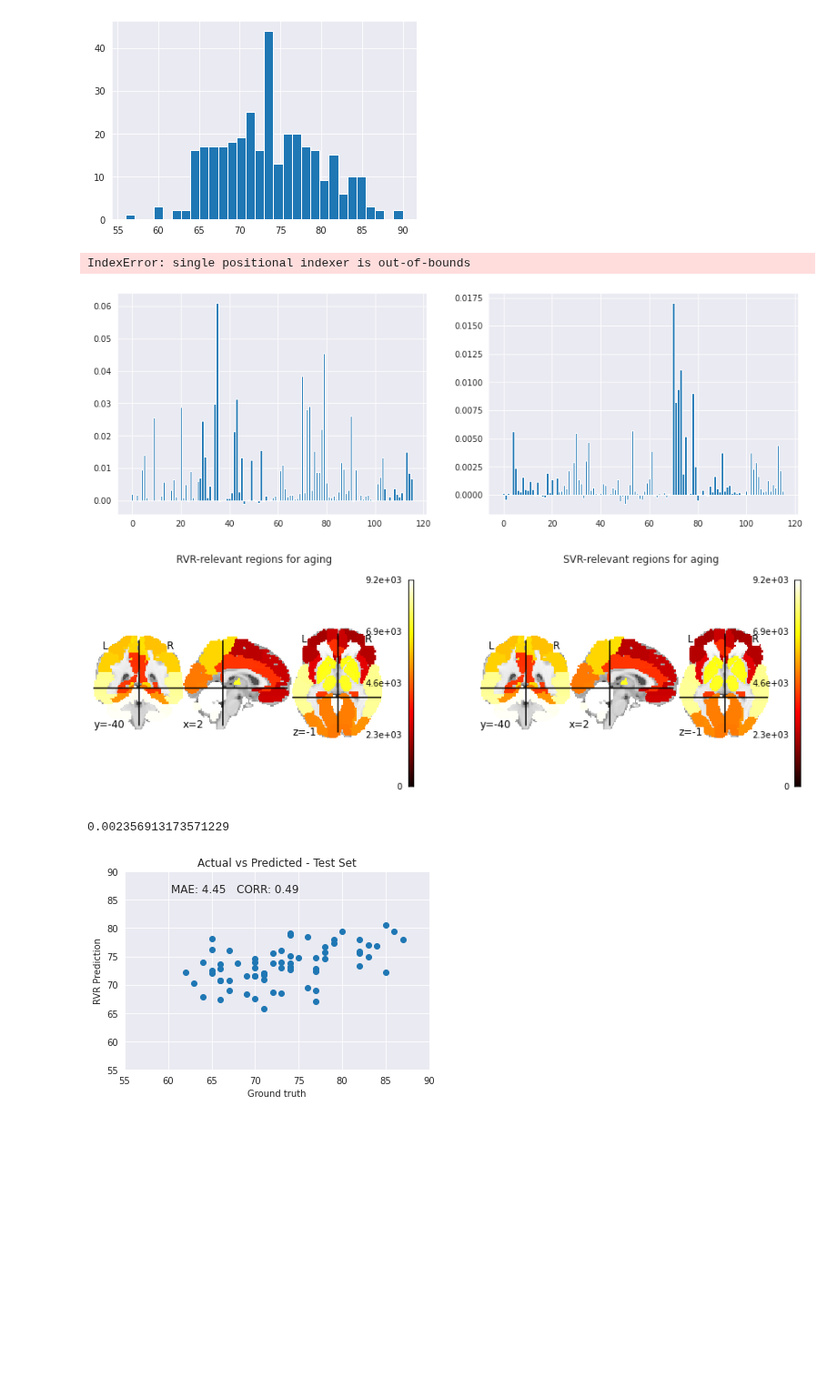
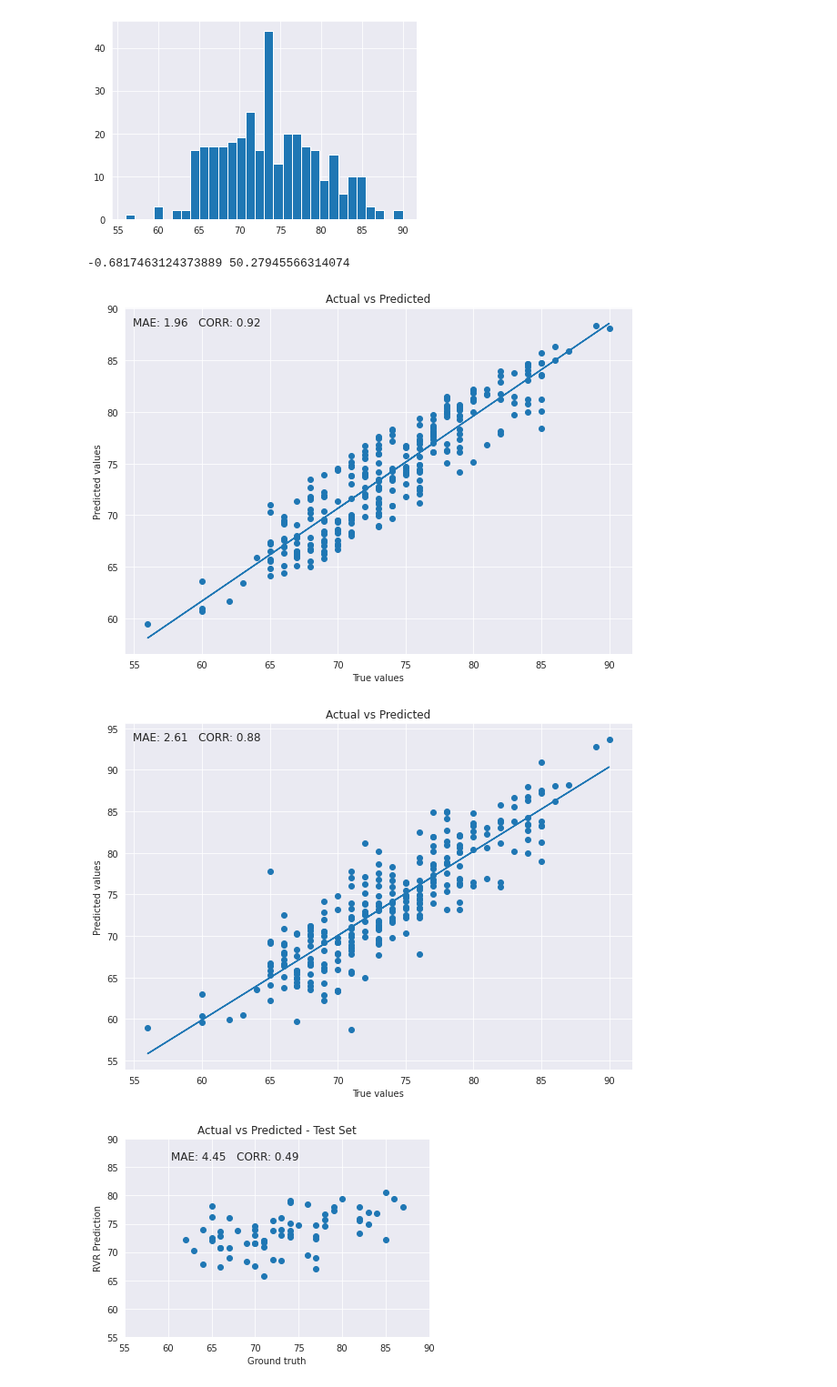
Before and after one commit to elenadoe/Brain_Age_PET_MRI, a Jupyter notebook: src/Elena_Notebook.ipynb, the cells around one changed output. Shown at 91% size. Saved outputs shown, nothing was run; the diff lists cells and outputs as text; code cells hidden in the pictures; blank space fills up the shorter version.

Commit message:
added results with and without bias correction

```diff
--- a/src/Elena_Notebook.ipynb
+++ b/src/Elena_Notebook.ipynb
@@ -79,7 +70,7 @@ import pandas as pd
 from glob import glob
 from sklearn.model_selection import train_test_split
 
-df = pd.read_csv('../data/parcels_FDG_tpm_ADNI_final.csv', sep = ";")
+df = pd.read_csv('../data/ADNI/parcels_FDG_tpm_ADNI_final.csv', sep = ";")
 
 df['Agebins'] = df['Age'].values // 7
 df['Agebins'] = df['Agebins'].astype(int)
@@ -98,7 +89,7 @@ x_train, x_test,  y_train, y_test, id_train, id_test = train_test_split(
 df['train'] = ["T" if x in id_train.values else "F" for x in df[
                'Subject']]
 
-df.to_csv('../data/test_train_FDG_ADNI.csv')
+df.to_csv('../data/test_train_FDG.csv')
 # %%
 # In[1]:
 
@@ -177,7 +168,8 @@ for i, model in enumerate(models):
 # %% [output]
 [figure]
 # %%
-# df_res = pd.DataFrame(res)
+from sklearn.linear_model import LinearRegression
+df_res = pd.DataFrame(res)
 age_pred = {}
 age_pred['subj'] = []
 age_pred['pred'] = []
@@ -195,53 +187,67 @@ df_ages = pd.DataFrame(age_pred)
 y_true = df_ages[df_ages['model'] == 'svm']['real']
 y_pred = df_ages[df_ages['model'] == 'svm']['pred']
 
-mae = format(mean_absolute_error(y_true, y_pred), '.2f')
-corr = format(np.corrcoef(y_pred, y_true)[1, 0], '.2f')
+# fit a linear model for bias correction
+lm_rvr = LinearRegression()
+lm_rvr.fit(np.array(y_true).reshape(-1,1), np.array(y_pred-y_true).reshape(-1,1))
+slope_rvr = lm_rvr.coef_
+intercept_rvr = lm_rvr.intercept_
+print(slope[0][0], intercept[0])
+y_pred_bc = y_pred - (y_true*slope[0][0]+intercept[0])
+#y_pred_bc = y_pred
+
+mae = format(mean_absolute_error(y_true, y_pred_bc), '.2f')
+corr = format(np.corrcoef(y_pred_bc, y_true)[1, 0], '.2f')
 
 fig, ax = plt.subplots(1, 1, figsize=(10, 7))
 sns.set_style("darkgrid")
-plt.scatter(y_true, y_pred)
-m, b = np.polyfit(y_true, y_pred, 1)
+plt.scatter(y_true, y_pred_bc)
+m, b = np.polyfit(y_true, y_pred_bc, 1)
 plt.plot(y_true, m*y_true + b)
-# ax = sns.regplot(x=y_true, y=y_pred)
-ax.set_xlim(55,90)
-ax.set_ylim(55,90)
 xmin, xmax = ax.get_xlim()
 ymin, ymax = ax.get_ylim()
 text = 'MAE: ' + str(mae) + '   CORR: ' + str(corr)
 ax.set(xlabel='True values', ylabel='Predicted values')
 plt.title('Actual vs Predicted')
 plt.text(xmin + 10, ymax - 0.01 * ymax, text, verticalalignment='top',
          horizontalalignment='right', fontsize=12)
 plt.savefig("../results/train_performance_rvm_FDG.jpg")
 plt.show()
 
 
 y_true = df_ages[df_ages['model'] == 'RVR()']['real']
 y_pred = df_ages[df_ages['model'] == 'RVR()']['pred']
 
-mae = format(mean_absolute_error(y_true, y_pred), '.2f')
-corr = format(np.corrcoef(y_pred, y_true)[1, 0], '.2f')
+# fit a linear model for bias correction
+lm_svr = LinearRegression()
+lm_svr.fit(np.array(y_true).reshape(-1,1), np.array(y_pred-y_true).reshape(-1,1))
+slope_svr = lm_svr.coef_
+intercept_svr = lm.intercept_
+y_pred_bc = y_pred - (y_true*slope[0]+intercept[0])
+#y_pred_bc = y_pred
+
+mae = format(mean_absolute_error(y_true, y_pred_bc), '.2f')
+corr = format(np.corrcoef(y_pred_bc, y_true)[1, 0], '.2f')
 
 fig, ax = plt.subplots(1, 1, figsize=(10, 7))
 sns.set_style("darkgrid")
-plt.scatter(y_true, y_pred)
-m, b = np.polyfit(y_true, y_pred, 1)
+plt.scatter(y_true, y_pred_bc)
+m, b = np.polyfit(y_true, y_pred_bc, 1)
 plt.plot(y_true, m*y_true + b)
-# ax = sns.regplot(x=y_true, y=y_pred)
-ax.set_xlim(55,90)
-ax.set_ylim(55,90)
+
 xmin, xmax = ax.get_xlim()
 ymin, ymax = ax.get_ylim()
 text = 'MAE: ' + str(mae) + '   CORR: ' + str(corr)
 ax.set(xlabel='True values', ylabel='Predicted values')
 plt.title('Actual vs Predicted')
 plt.text(xmin + 10, ymax - 0.01 * ymax, text, verticalalignment='top',
          horizontalalignment='right', fontsize=12)
-plt.savefig("../results/train_performance_svm_FDG.jpg")
+plt.savefig("../results/train_performance_svm_FDG_biascorr.jpg")
 plt.show()
 # %% [output]
-IndexError: single positional indexer is out-of-bounds
+-0.6817463124373889 50.27945566314074
+[figure, added]
+[figure, added]
 # %%
 rvr.fit(X, y)
 rvr_feature_importance = permutation_importance(model_results[0]['rvr'], X, y,
@@ -252,8 +258,6 @@ fig, ax = plt.subplots(1, 2, figsize=(15, 5))
 ax[0].bar(range(X.shape[1]), rvr_feature_importance.importances_mean)
 ax[1].bar(range(X.shape[1]), svr_feature_importance.importances_mean)
 plt.show()
-# %% [output]
-[figure, removed]
 # %%
 schaefer = fetch_atlas_schaefer_2018(n_rois=200, yeo_networks=17)
 atlas = image.load_img(schaefer.maps)
@@ -291,12 +295,8 @@ plt.savefig("../results/Permutation_importance_FDG.jpg")
 nib.save(atlas_rvr,"../results/permutation_importance_RVR_FDG.nii")
 nib.save(atlas_svr,"../results/permutation_importance_SVR_FDG.nii")
 plt.show()
-# %% [output]
-[figure, removed]
 # %%
 print(np.percentile(np.unique(atlas_matrix_stat_svr),95))
-# %% [output]
-0.002356913173571229
 # %%
 df_test = df[df['train'] == "F"]
 col = [x for x in df_train.columns if '_' in x]
```
Also changed, not shown: parts of 3 cells of this notebook, 7 other files.
